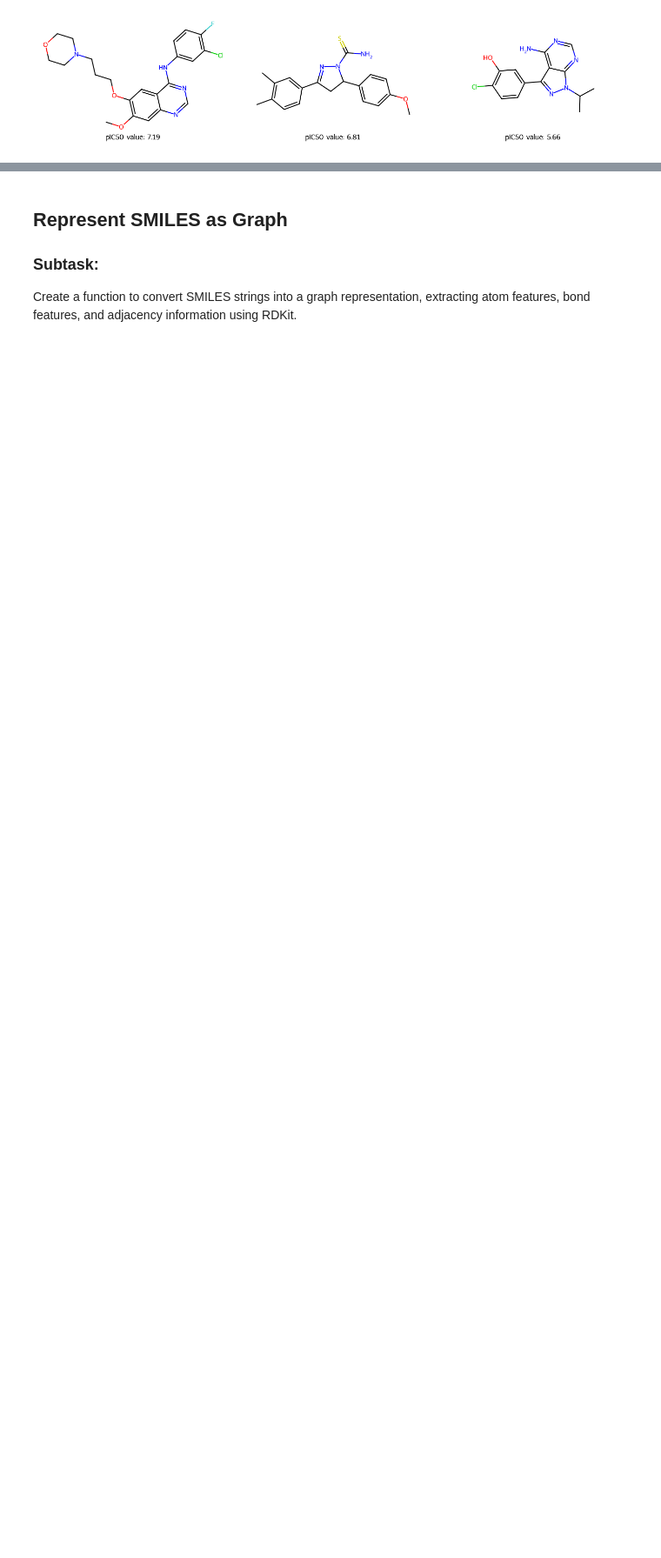
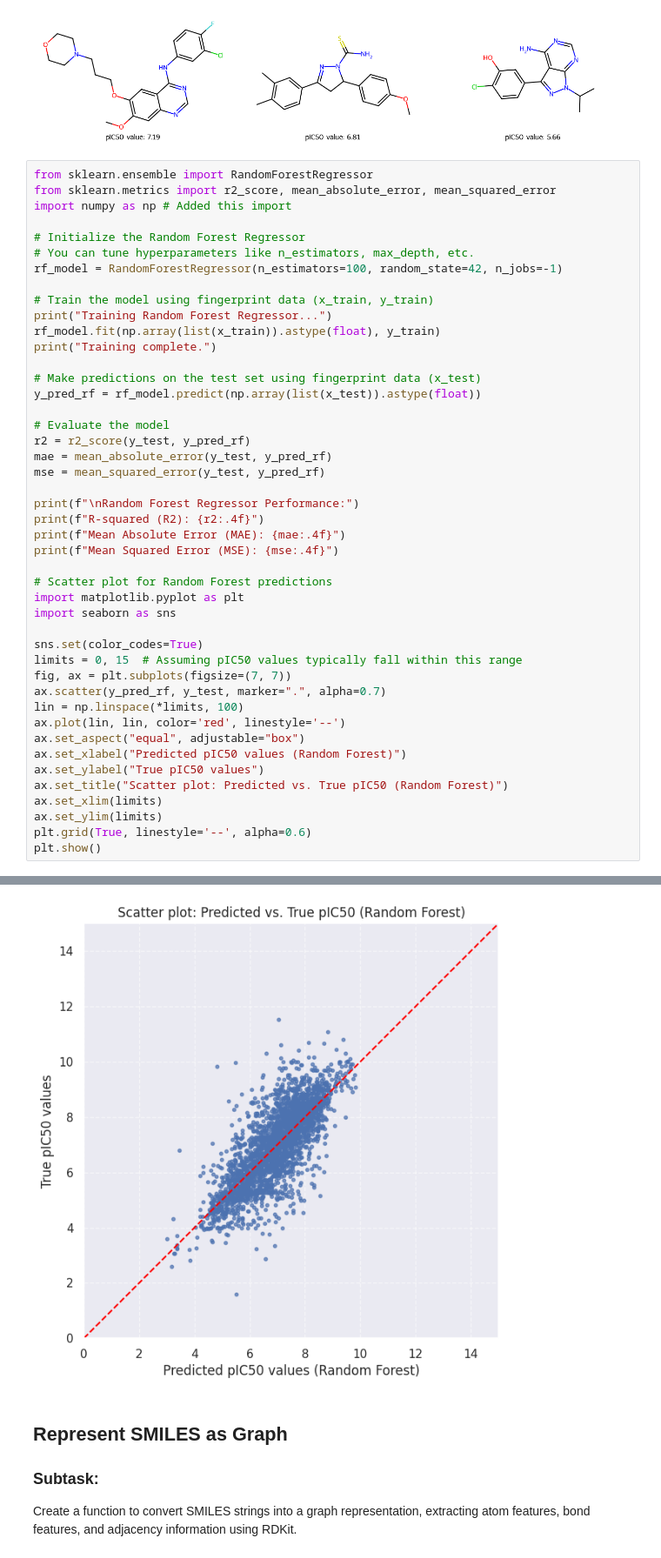
Before and after one commit to VinitRaj31/Drug_Discovery_using_ML, a Jupyter notebook: ANN_and_GNN.ipynb, the cells around one changed output, grey strips where cells are left out. Shown at 87% size. Drawn from its saved outputs; the diff is of its cells as text; blank space fills up the shorter version.

```diff
--- a/ANN_and_GNN.ipynb
+++ b/ANN_and_GNN.ipynb
@@ -377,3 +377,49 @@ pIC50_values = [(f"pIC50 value: {value:.2f}") for value in pIC50_EGFR]
 Draw.MolsToGridImage(mols_EGFR, molsPerRow=3, subImgSize=(450, 300), legends=pIC50_values)
 # %% [output]
 [figure]
+# %%
+from sklearn.ensemble import RandomForestRegressor
+from sklearn.metrics import r2_score, mean_absolute_error, mean_squared_error
+import numpy as np # Added this import
+
+# Initialize the Random Forest Regressor
+# You can tune hyperparameters like n_estimators, max_depth, etc.
+rf_model = RandomForestRegressor(n_estimators=100, random_state=42, n_jobs=-1)
+
+# Train the model using fingerprint data (x_train, y_train)
+print("Training Random Forest Regressor...")
+rf_model.fit(np.array(list(x_train)).astype(float), y_train)
+print("Training complete.")
+
+# Make predictions on the test set using fingerprint data (x_test)
+y_pred_rf = rf_model.predict(np.array(list(x_test)).astype(float))
+
+# Evaluate the model
+r2 = r2_score(y_test, y_pred_rf)
+mae = mean_absolute_error(y_test, y_pred_rf)
+mse = mean_squared_error(y_test, y_pred_rf)
+
+print(f"\nRandom Forest Regressor Performance:")
+print(f"R-squared (R2): {r2:.4f}")
+print(f"Mean Absolute Error (MAE): {mae:.4f}")
+print(f"Mean Squared Error (MSE): {mse:.4f}")
+
+# Scatter plot for Random Forest predictions
+import matplotlib.pyplot as plt
+import seaborn as sns
+
+sns.set(color_codes=True)
+limits = 0, 15  # Assuming pIC50 values typically fall within this range
+fig, ax = plt.subplots(figsize=(7, 7))
+ax.scatter(y_pred_rf, y_test, marker=".", alpha=0.7)
+lin = np.linspace(*limits, 100)
+ax.plot(lin, lin, color='red', linestyle='--')
+ax.set_aspect("equal", adjustable="box")
+ax.set_xlabel("Predicted pIC50 values (Random Forest)")
+ax.set_ylabel("True pIC50 values")
+ax.set_title("Scatter plot: Predicted vs. True pIC50 (Random Forest)")
+ax.set_xlim(limits)
+ax.set_ylim(limits)
+plt.grid(True, linestyle='--', alpha=0.6)
+plt.show()
+# %% [output]
@@ -380,3 +433,4 @@ Draw.MolsToGridImage(mols_EGFR, molsPerRow=3, subImgSize=(450, 300), legends=pIC
+[figure, added]
 # %% [markdown]
 ## Represent SMILES as Graph
 
```
Also changed, not shown: parts of 3 cells of this notebook.
